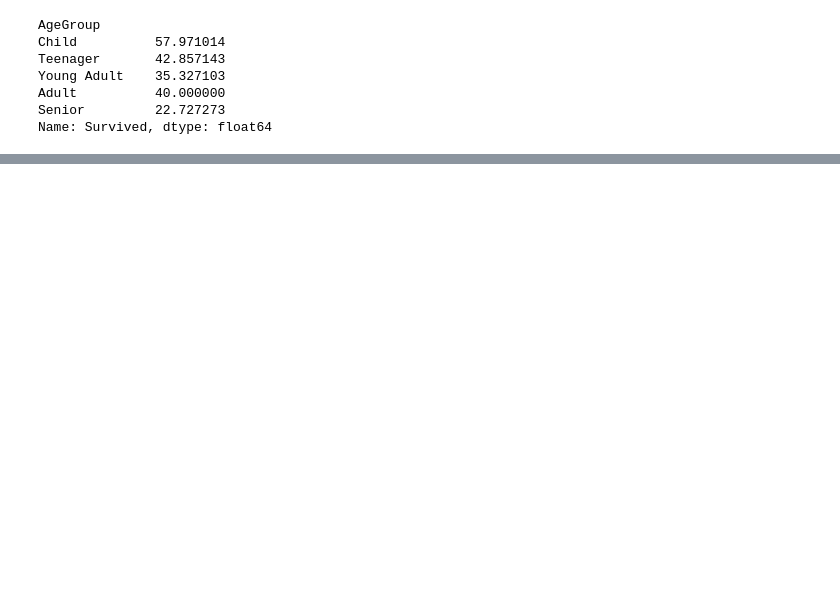
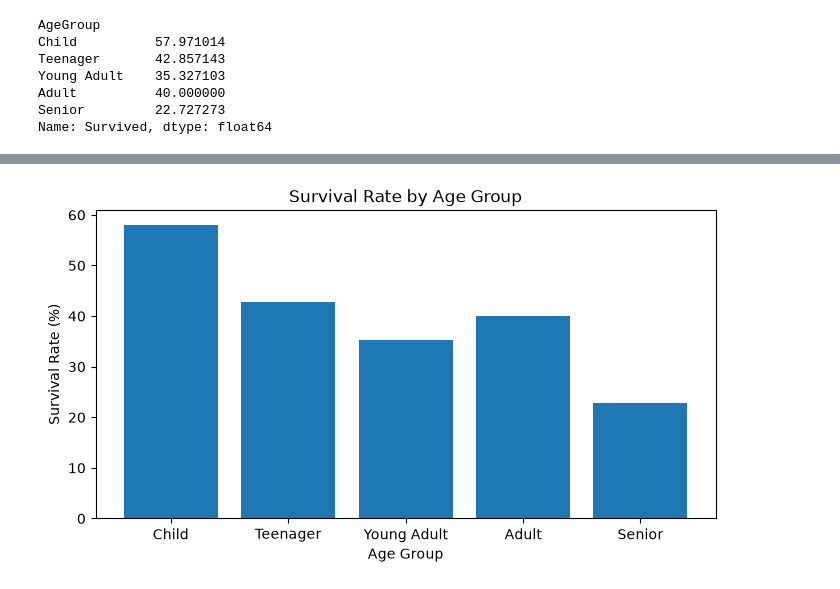
Before and after one commit to raghadnedal/titanic-ml-classification, a Jupyter notebook: Titanic_EDA.ipynb, the cells around one changed output, grey strips where cells are left out. Saved outputs shown, nothing was run; the diff lists cells and outputs as text; code cells hidden in the pictures; blank space fills up the shorter version.

```diff
--- a/Titanic_EDA.ipynb
+++ b/Titanic_EDA.ipynb
@@ -449,0 +459,3 @@ Name: Survived, dtype: float64
+# %%
+age_group_survival=df_clean.groupby("AgeGroup")["Survived"].mean()*100
+age_group_survival
@@ -449,0 +470,11 @@ Name: Survived, dtype: float64
+# %%
+plt.figure(figsize=(8, 4))
+plt.bar(age_group_survival.index.astype(str), age_group_survival.values)
+
+plt.title("Survival Rate by Age Group")
+plt.xlabel("Age Group")
+plt.ylabel("Survival Rate (%)")
+
+plt.show()
+# %% [output]
+[figure, added]
```
Also changed, not shown: parts of 5 cells of this notebook, 1 other file.
